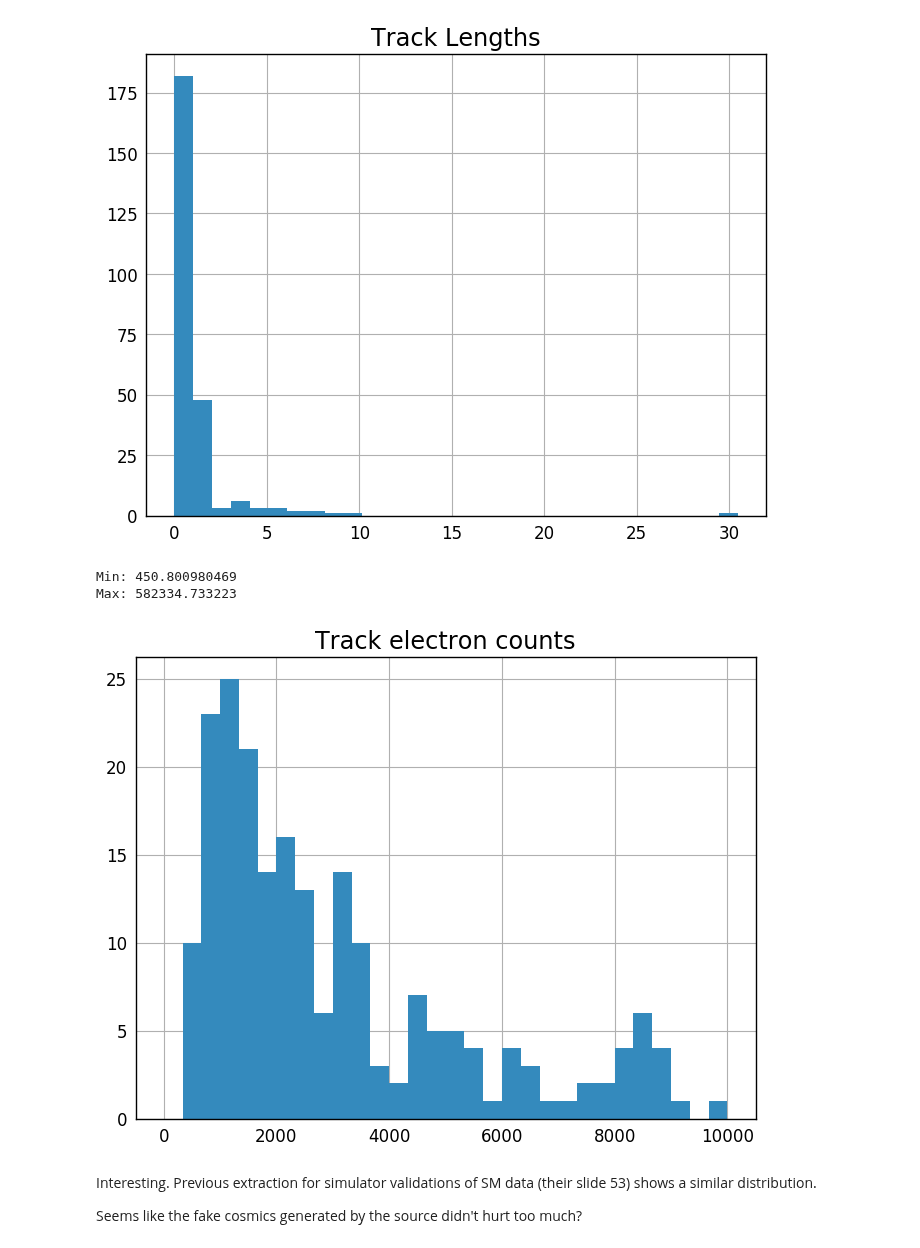
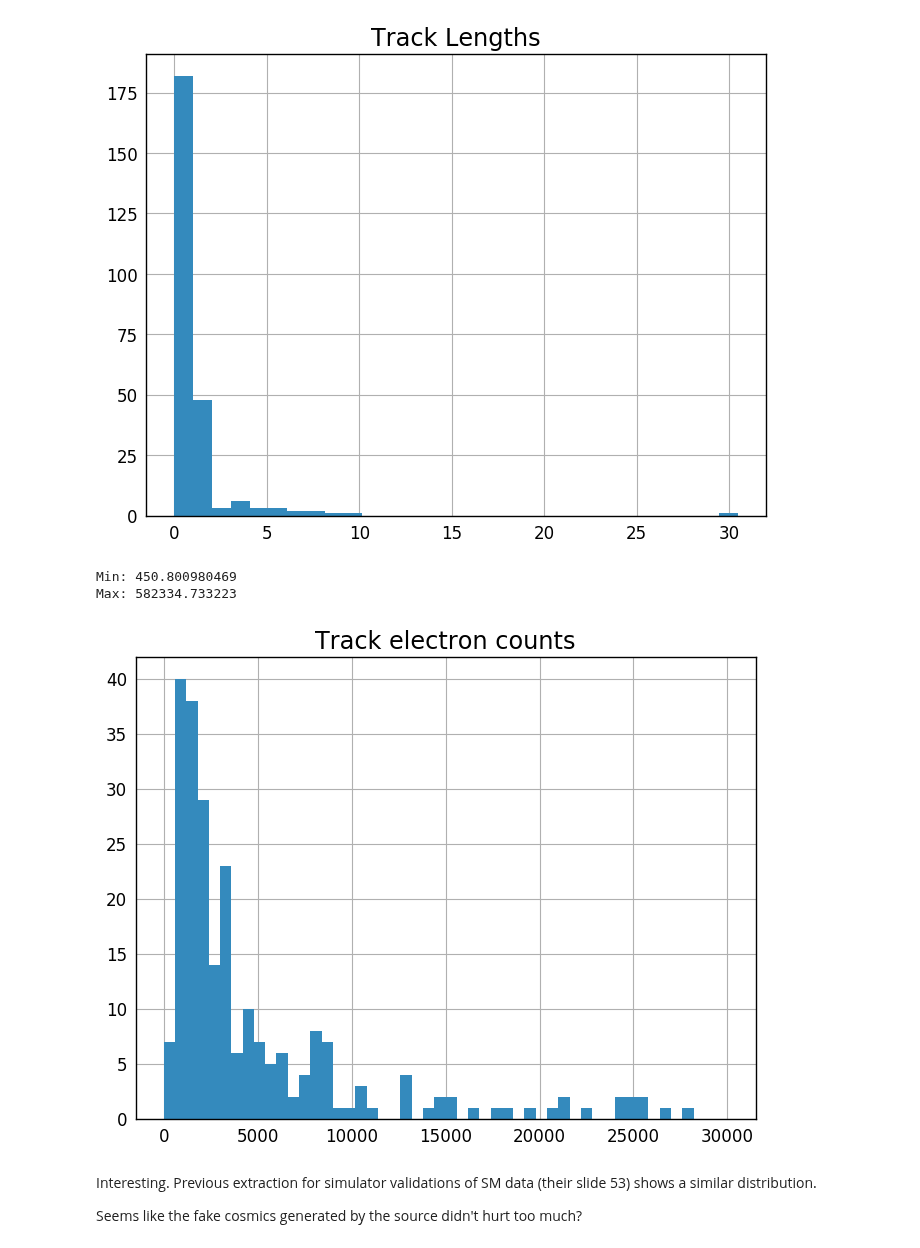
Before and after one commit to asierabreu/cosmics, a Jupyter notebook: analysis/sm_sif/sm_detection.ipynb, the cells around one changed output. Saved outputs shown, nothing was run; the diff lists cells and outputs as text; code cells hidden in the pictures.

```diff
--- a/analysis/sm_sif/sm_detection.ipynb
+++ b/analysis/sm_sif/sm_detection.ipynb
@@ -18,9 +18,11 @@ import scipy.ndimage as ndimage
 # %% [markdown]
 Grab one dataset
 # %%
-#sourcefile=("../../datasets/sif_fits/2015-07-03/SIF_PROCESSING_CCD_ROW_2_SM1_OBMT_START_52911899999459900_CDP_NONE.fits")
-sourcefile=("../../datasets/sif_fits/2015-04-03/SIF_PROCESSING_CCD_ROW_3_SM1_OBMT_START_45028212999616700_CDP_NONE.fits")
+#sourcefile=("../../datasets/sif_fits/2015-04-03/SIF_PROCESSING_CCD_ROW_3_SM1_OBMT_START_45028212999616700_CDP_NONE.fits")
+sourcefile=("../../datasets/sif_fits/2015-07-03/SIF_PROCESSING_CCD_ROW_2_SM1_OBMT_START_52911899999459900_CDP_NONE.fits")
+#sourcefile=("../../datasets/sif_fits/2015-07-03/SIF_PROCESSING_CCD_ROW_7_SM1_OBMT_START_52953386000234300_CDP_NONE.fits")
 #sourcefile=("../../datasets/sif_fits/2017-09-11/SIF_PROCESSING_CCD_ROW_1_SM1_OBMT_START_122099768999236700_CDP_NONE.fits")
+
 
 hdulist = fits.open(sourcefile)
 hdulist.info()
@@ -128,16 +129,16 @@ events_e = np.zeros(ntracks)
 for ii in range(ntracks):
     events_e[ii] = np.sum(cosmics[events[ii]])
 # %%
-#ehist = plt.hist(events_e,1000)
-ehist = plt.hist(events_e,30,range=(0,10000)) # cut off the maximum energies - I want a comparison with
+#ehist = plt.hist(events_e,1000,log=True)
+ehist = plt.hist(events_e,50,range=(0,30000)) # cut off the maximum energies - I want a comparison with
                                               # the simulator validation presentation
 plt.title("Track electron counts")
 print('Min:',np.min(events_e))
 print('Max:',np.max(events_e))
 # %% [output]
 Min: 450.800980469
 Max: 582334.733223
-[figure, old version]
+[figure, new version]
 # %% [markdown]
 Interesting. Previous extraction for simulator validations of SM data (their slide 53) shows a similar distribution.
 
```
Also changed, not shown: parts of 6 cells of this notebook, 1 other file.
